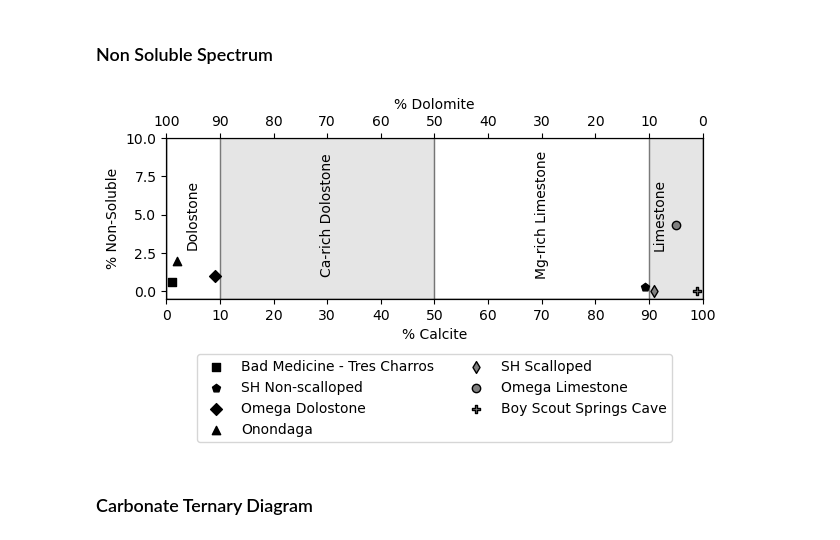
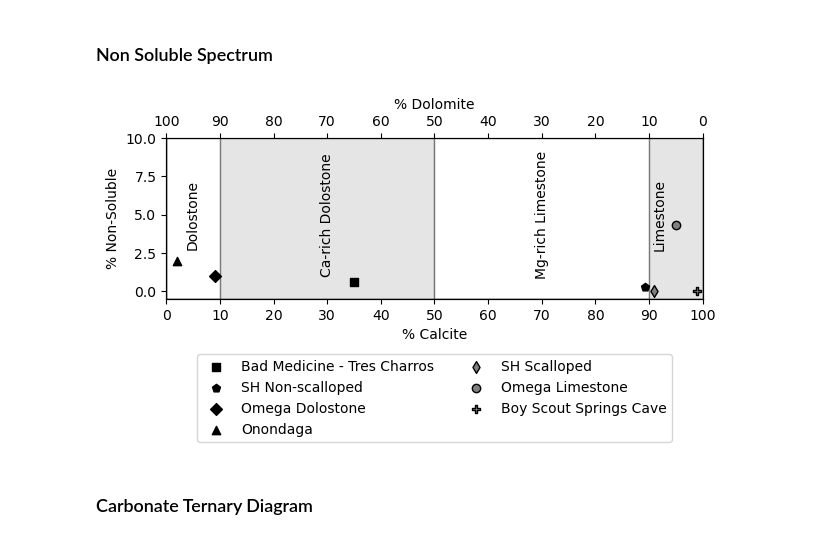
Before and after one commit to ethanoleson/Scallop_code, a Jupyter notebook: Thin Section/ternary_diagram.ipynb, the cells around one changed output. Cells and saved outputs as stored; diff of their text form; code cells hidden in the pictures.

```diff
--- a/Thin Section/ternary_diagram.ipynb
+++ b/Thin Section/ternary_diagram.ipynb
@@ -76,7 +76,7 @@ ax.set_xlabel('% Calcite')
 ax.set_ylabel('% Non-Soluble')
 
 # Each x-value needs to be a dolomite concentration
-BMTC80823A = (99, 0.6)
+BMTC80823A = (65, 0.6)
 Omega71923A = ( 5, 4.3)
 Omega71923B = (91, 1 )
 Onon83123A = (98, 2)
@@ -102,34 +102,34 @@ ax_bottom.scatter(*LPSC, color = 'gray', marker= 'd', edgecolors= 'Black', linew
 ax_bottom.scatter(*Omega71923A, color='gray', marker= 'o', edgecolors= 'black', linewidth = 1, label='Omega Limestone')
 
 ax_bottom.scatter(*BSS90423, color = 'gray', marker = 'P', edgecolors= 'black', linewidths= 1, label = 'Boy Scout Springs Cave' )
 
 
 # filled Region
 
 Dolostone = patches.Rectangle((0, -0.5), 10, 10.5, edgecolor='black', facecolor='none', alpha=0.3)
 Ca_rich_Dolostone = patches.Rectangle((10,-0.5), 40, 10.5, edgecolor='black', facecolor='darkgray', alpha=0.3 )
 Mg_rich_Limestone = patches.Rectangle((50,-0.5),40, 10.5, edgecolor='black', facecolor='none', alpha=0.3)
 Limestone = patches.Rectangle((90,-0.5),10, 10.5, edgecolor='black', facecolor='darkgray', alpha=0.3)
 ax.add_patch(Dolostone)
 ax.add_patch(Ca_rich_Dolostone)
 ax.add_patch(Mg_rich_Limestone)
 ax.add_patch(Limestone)
 
 # Classification Labels
 
 ax.text(5, 5, 'Dolostone', rotation = 90, va = 'center', ha = 'center')
 ax.text(30, 5, 'Ca-rich Dolostone', rotation = 90, va = 'center', ha = 'center')
 ax.text(70, 5, 'Mg-rich Limestone', rotation = 90, va = 'center', ha = 'center')
 ax.text(92, 5, 'Limestone', rotation = 90, va = 'center', ha = 'center')
 
 # Show the plot
 plt.legend(loc = 'upper center', bbox_to_anchor=(0.5, -0.3), ncol=2)
 plt.tight_layout()
 
 plt.savefig('dolomite-calcite-spectrum.png', dpi = 600)
 plt.show()
 # %% [output]
-[figure, old version]
+[figure, new version]
 # %% [markdown]
 ### Carbonate Ternary Diagram
 # %%
```
Also changed, not shown: 3 other files.
